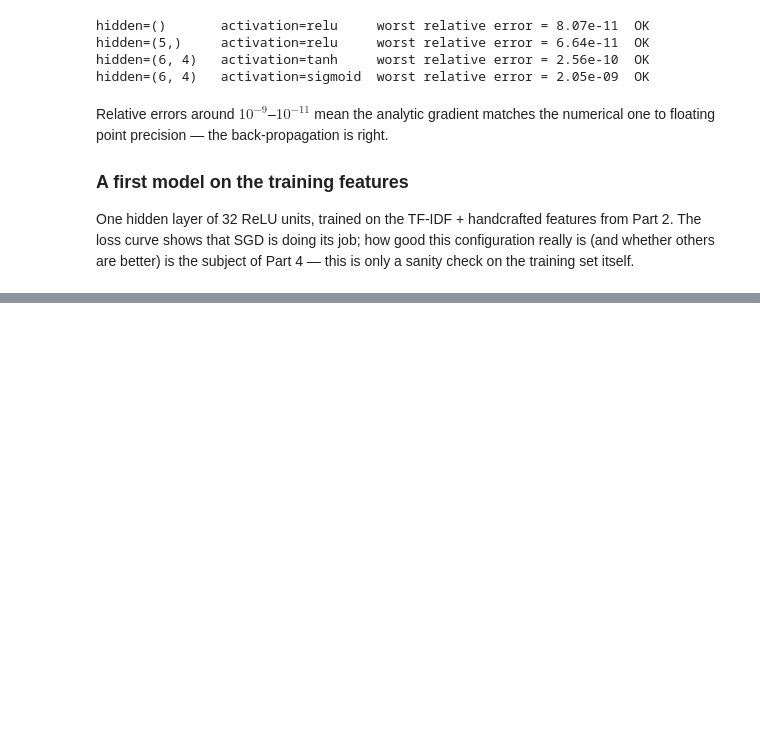
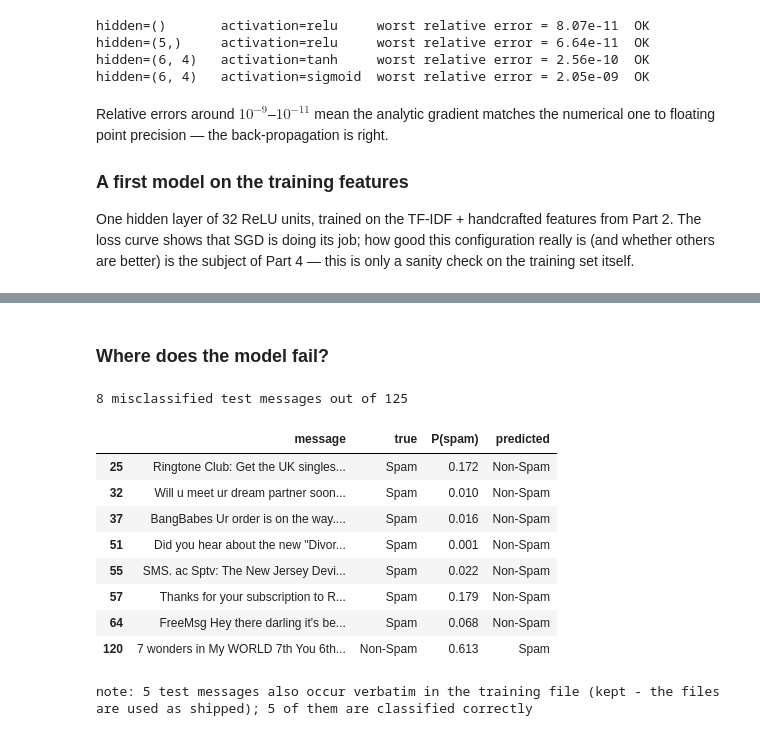
Before and after one commit to AdirBuskila/ml-sms-spam-ann, a Jupyter notebook: notebooks/spam_sms_ann.ipynb, the cells around one changed output, grey strips where cells are left out. Cells and saved outputs as stored; diff of their text form; code cells hidden in the pictures; blank space fills up the shorter version.

```diff
--- a/notebooks/spam_sms_ann.ipynb
+++ b/notebooks/spam_sms_ann.ipynb
@@ -346,0 +638,28 @@ training-set F1 (optimistic - same data it was fitted on): 1.000
+# %% [markdown]
+### Where does the model fail?
+# %%
+errors = pd.DataFrame({
+    "message": test_texts, "true": [LABEL_NAMES[int(v)] for v in y_test],
+    "P(spam)": np.round(test_proba, 3), "predicted": [LABEL_NAMES[int(v)] for v in test_pred],
+})
+errors = errors[errors["true"] != errors["predicted"]]
+print(f"{len(errors)} misclassified test messages out of {len(test_texts)}")
+pd.set_option("display.max_colwidth", 170)
+display(errors)
+
+train_set = set(train_texts)
+overlap = [i for i, t in enumerate(test_texts) if t in train_set]
+print(f"\nnote: {len(overlap)} test messages also occur verbatim in the training file (kept - the files are used as shipped); "
+      f"{int((test_pred[overlap] == y_test[overlap]).sum())} of them are classified correctly")
+# %% [output]
+8 misclassified test messages out of 125
+|  | message | true | P(spam) | predicted |
+| 25 | Ringtone Club: Get the UK singles... | Spam | 0.172 | Non-Spam |
+| 32 | Will u meet ur dream partner soon... | Spam | 0.010 | Non-Spam |
+| 37 | BangBabes Ur order is on the way.... | Spam | 0.016 | Non-Spam |
+| 51 | Did you hear about the new "Divor... | Spam | 0.001 | Non-Spam |
+| 55 | SMS. ac Sptv: The New Jersey Devi... | Spam | 0.022 | Non-Spam |
+| 57 | Thanks for your subscription to R... | Spam | 0.179 | Non-Spam |
+| 64 | FreeMsg Hey there darling it's be... | Spam | 0.068 | Non-Spam |
+| 120 | 7 wonders in My WORLD 7th You 6th... | Non-Spam | 0.613 | Spam |
+note: 5 test messages also occur verbatim in the training file (kept - the files are used as shipped); 5 of them are classified correctly
```
Also changed, not shown: parts of 20 cells of this notebook, 1 other file.
